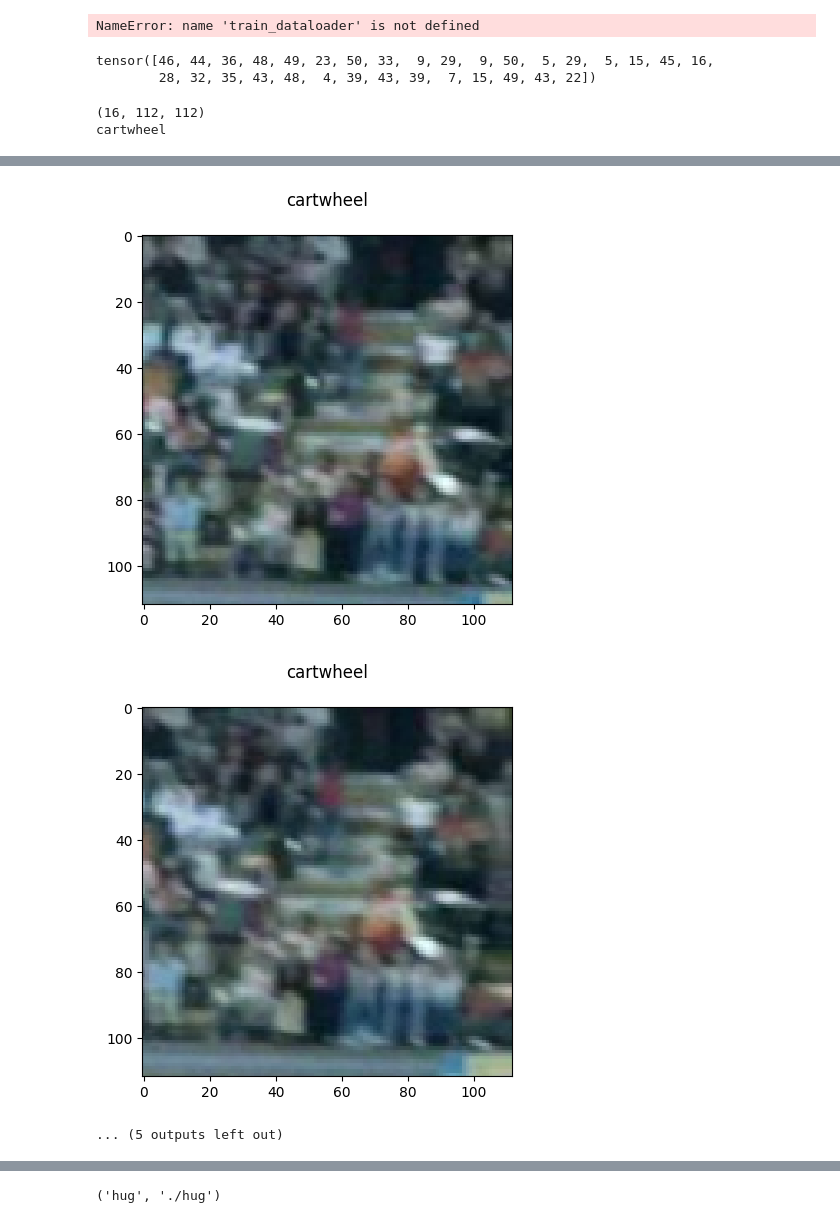
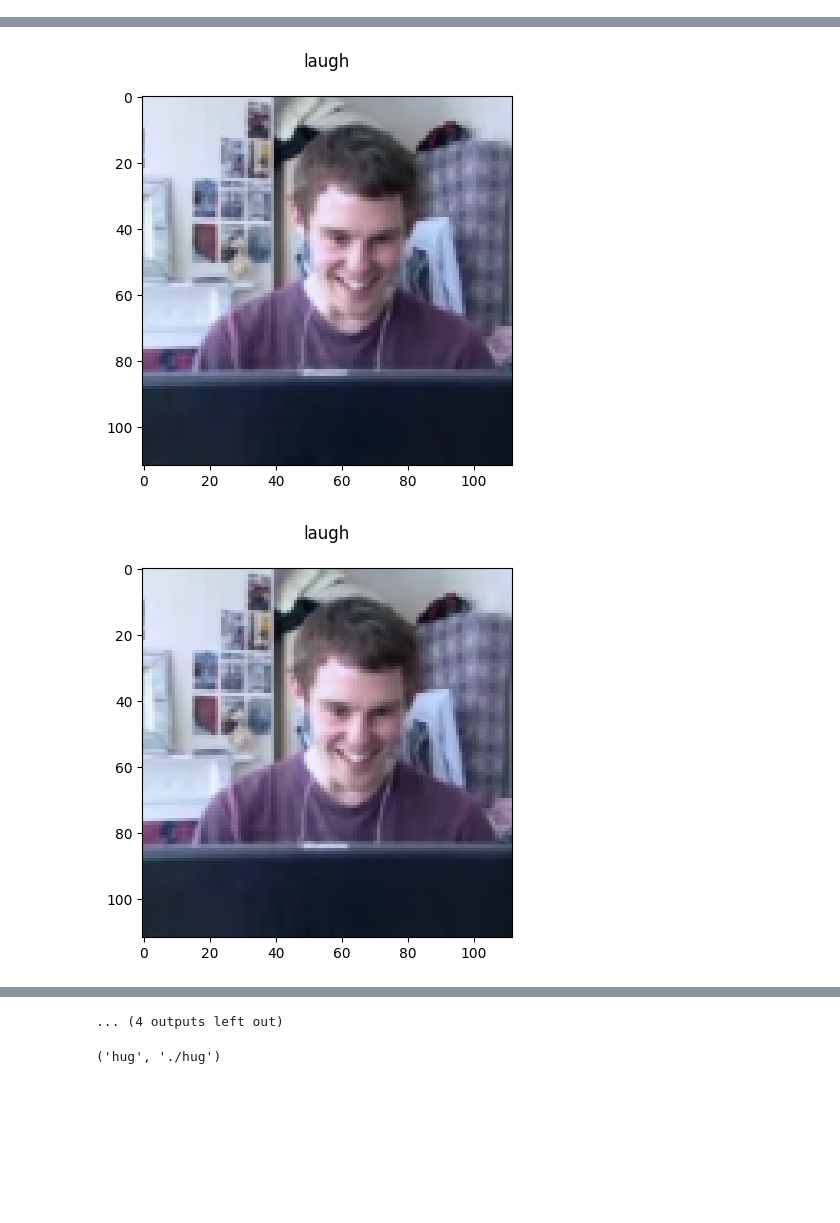
Before and after one commit to jmcgeeuva/MARS, a Jupyter notebook: visualize_frames.ipynb, the cells around one changed output, grey strips where cells are left out. Cells and saved outputs as stored; diff of their text form; code cells hidden in the pictures; blank space fills up the shorter version.

Commit message:
Fixed the visualization of the model and where it is looking

```diff
--- a/visualize_frames.ipynb
+++ b/visualize_frames.ipynb
@@ -25,7 +33,7 @@ class dummy():
     batch_size = 32
     split = 1
     annotation_path = "/scratch/tkg5kq/mmaction2/data/hmdb51/annotations/"
-    frame_dir = "/scratch/tkg5kq/mmaction2/data/hmdb51/rawframes/"
+    frame_dir = "/scratch/tkg5kq/mmaction2/data/hmdb51/frames/"
     only_RGB = True
     dataset = 'HMDB51'
     modality = 'RGB'
@@ -69,12 +77,8 @@ class dummy():
 opt = dummy()
 # %%
 print("Preprocessing train data ...")
-train_data   = globals()['{}_test'.format(opt.dataset)](split = opt.split, train = 1, opt = opt)
-print("Length of train data = ", len(train_data))
-
-print("Preprocessing validation data ...")
-val_data   = globals()['{}_test'.format(opt.dataset)](split = opt.split, train = 2, opt = opt)
-print("Length of validation data = ", len(val_data))
+test_data   = globals()['{}_test'.format(opt.dataset)](split = opt.split, train = 0, opt = opt)
+print("Length of train data = ", len(test_data))
 
 if opt.modality=='RGB': opt.input_channels = 3
 elif opt.modality=='Flow': opt.input_channels = 2
@@ -90,9 +92,7 @@ Preparing datatloaders ...
 
 print("Preparing datatloaders ...")
 opt.n_workers = 0
-train_dataloader = DataLoader(train_data, batch_size = opt.batch_size, shuffle=True, pin_memory = True, drop_last=True)
-val_dataloader   = DataLoader(val_data, batch_size = opt.batch_size, shuffle=True,  pin_memory = True, drop_last=True)
-print("Length of train datatloader = ",len(train_dataloader))
-print("Length of validation datatloader = ",len(val_dataloader))
+test_dataloader = DataLoader(test_data, batch_size = opt.batch_size, shuffle=True, pin_memory = True, drop_last=True)
+print("Length of test datatloader = ",len(test_dataloader))
 # %% [output]
 Preparing datatloaders ...
@@ -117,0 +106,2 @@ KeyboardInterrupt:
+# %%
+batch = next(iter(test_dataloader))
@@ -138,26 +165,10 @@ with open('/scratch/tkg5kq/mmaction2/data/hmdb51/annotations/classInd.txt', 'r')
-# %%
-img, label = next(iter(train_dataloader))
-# %% [output]
-NameError: name 'train_dataloader' is not defined
-# %%
-result[1]
-# %% [output]
-tensor([46, 44, 36, 48, 49, 23, 50, 33,  9, 29,  9, 50,  5, 29,  5, 15, 45, 16,
-        28, 32, 35, 43, 48,  4, 39, 43, 39,  7, 15, 49, 43, 22])
 # %%
-import matplotlib.pyplot as plt
-import cv2
-from mpl_toolkits.axes_grid1 import ImageGrid
-
 sample1 = x[0].numpy()
 
-print(sample1[0].shape)
-print(classes[y[0]])
+frames = np.transpose(sample1[:3, :, :, :], axes=[1, 2, 3, 0])
+image = frames[0, :, :, :]
 
-videos = np.transpose(sample1[:3, :, :, :], axes=[1, 2, 3, 0])
-image = videos[0, :, :, :]
-
-for image in videos:
+for image in frames:
     # Normalize between 0 and 1
     image = (image-np.min(image))/(np.max(image)-np.min(image))
     plt.figure()
@@ -165,5 +176,3 @@ for image in videos:
     plt.imshow(image)
     plt.show()
 # %% [output]
-(16, 112, 112)
-cartwheel
@@ -179,3 +188,2 @@ cartwheel
-[figure, old version]
+[figure, new version]
-[figure, old version]
+[figure, new version]
-... (5 outputs left out)
@@ -181,0 +191 @@ cartwheel
+... (4 outputs left out)
```
Also changed, not shown: parts of 10 cells of this notebook, 2 other files.
